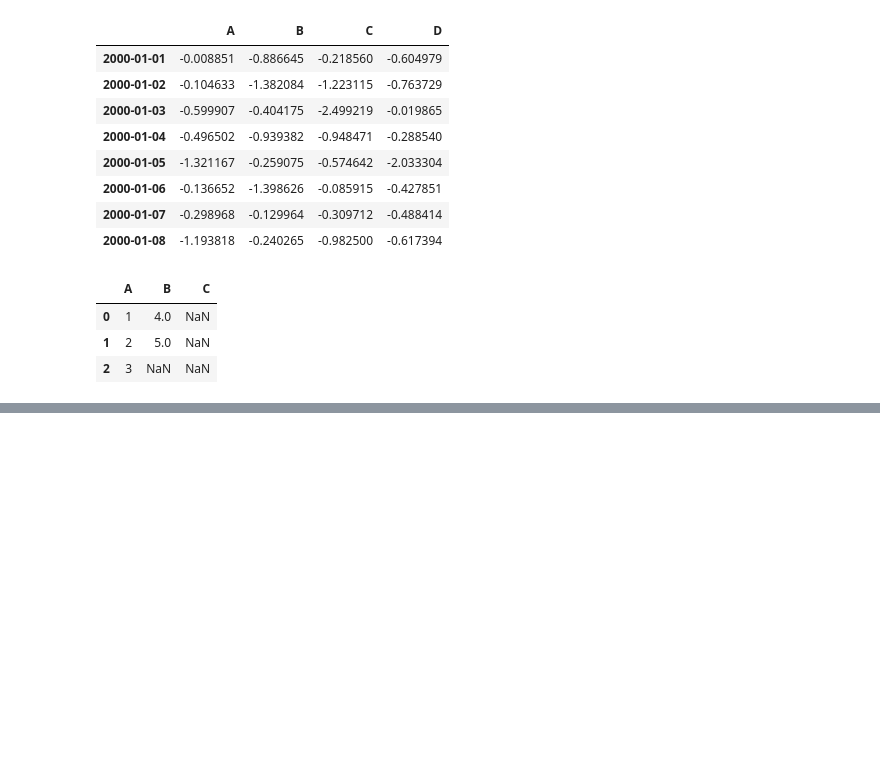
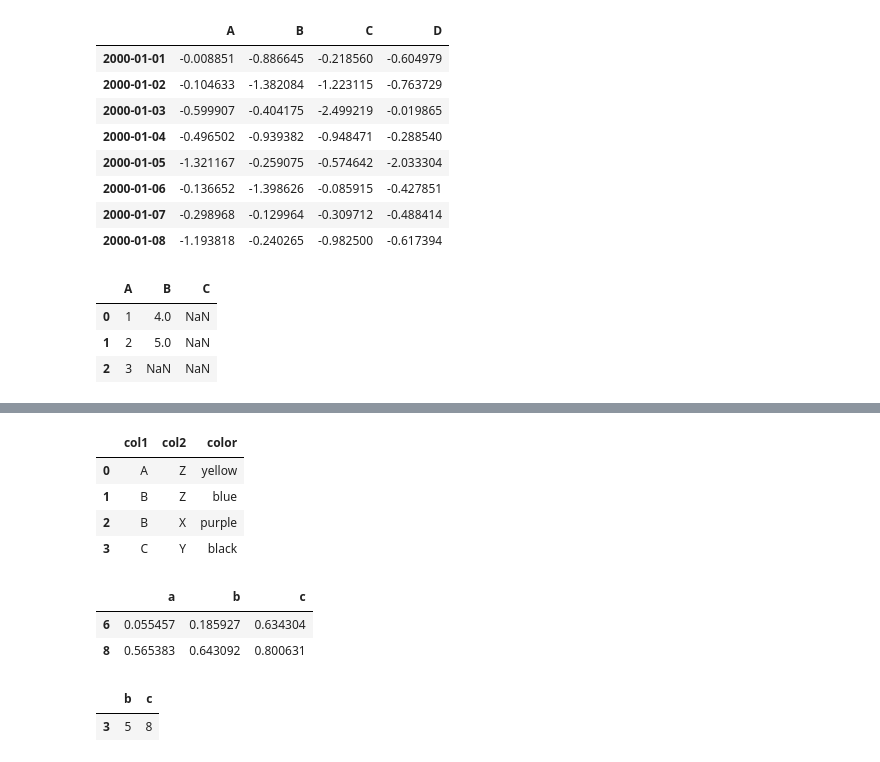
Before and after one commit to Patotricks15/pandas_documentation_study, a Jupyter notebook: indexing_selecting_data.ipynb, the cells around one changed output, grey strips where cells are left out. Saved outputs shown, nothing was run; the diff lists cells and outputs as text; code cells hidden in the pictures; blank space fills up the shorter version.

Commit message:
Adding query

```diff
--- a/indexing_selecting_data.ipynb
+++ b/indexing_selecting_data.ipynb
@@ -277,3 +277,5 @@ df4
 | 0 | 1 | 4.0 | NaN |
 | 1 | 2 | 5.0 | NaN |
 | 2 | 3 | NaN | NaN |
+# %%
+df = pd.DataFrame({'col1': list('ABBC'), 'col2': list('ZZXY')})
@@ -279,0 +290,35 @@ df4
+# %%
+conditions = [
+    (df['col2'] == 'Z') & (df['col1'] == 'A'),
+    (df['col2'] == 'Z') & (df['col1'] == 'B'),
+    (df['col1'] == 'B')
+]
+
+
+choices = ['yellow', 'blue', 'purple']
+
+df['color'] = np.select(conditions, choices, default='black')
+# %%
+df
+# %% [output]
+|  | col1 | col2 | color |
+| 0 | A | Z | yellow |
+| 1 | B | Z | blue |
+| 2 | B | X | purple |
+| 3 | C | Y | black |
+# %%
+n = 10
+
+df = pd.DataFrame(np.random.rand(n, 3), columns=list('abc'))
+df.query('(a < b) & (b < c)')
+# %% [output]
+|  | a | b | c |
+| 6 | 0.055457 | 0.185927 | 0.634304 |
+| 8 | 0.565383 | 0.643092 | 0.800631 |
+# %%
+df = pd.DataFrame(np.random.randint(n, size=(n, 2)), columns=list('bc'))
+
+df.query('index < b < c')
+# %% [output]
+|  | b | c |
+| 3 | 5 | 8 |
```
Also changed, not shown: parts of 1 cell of this notebook.
